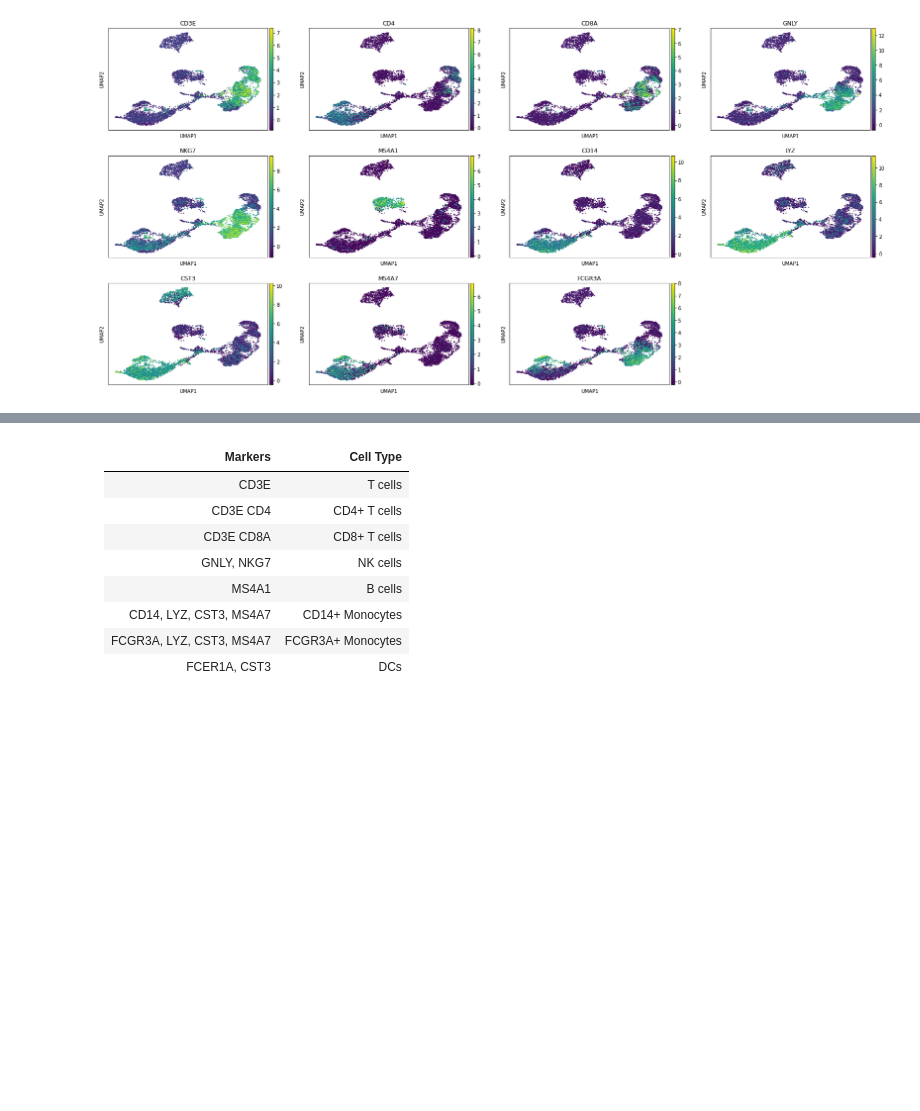
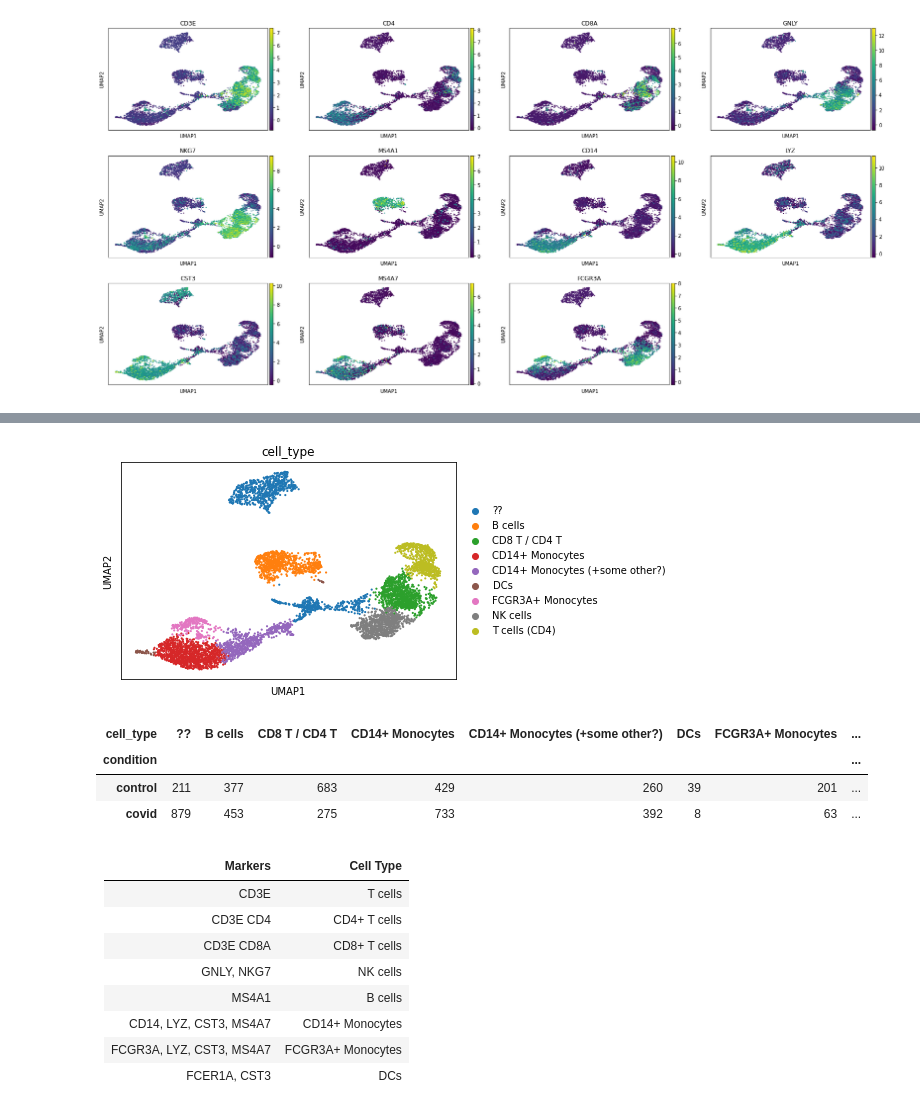
Before and after one commit to ipanj/DDD_disk, a Jupyter notebook: notebooks/covid_sc_analysis_chris.ipynb, the cells around one changed output, grey strips where cells are left out. Cells and saved outputs as stored; diff of their text form; code cells hidden in the pictures; blank space fills up the shorter version.

```diff
--- a/notebooks/covid_sc_analysis_chris.ipynb
+++ b/notebooks/covid_sc_analysis_chris.ipynb
@@ -643,10 +665,30 @@ sc.pl.umap(adata_flt_all_man,
 # %%
 celltype_map = {
 
-    "0":"calltypex",
-    "1":"",
-    "2":"",
+    "0":"CD14+ Monocytes",
+    "1":"CD8 T / CD4 T",
+    "2":"B cells",
+    "3":"NK cells",
+    "4":"T cells (CD4)",
+    "5":"??",
+    "6":"CD14+ Monocytes (+some other?)",
+    "7":"??",
+    "8":"FCGR3A+ Monocytes",
+    "9":"DCs"
 }
+# %%
+adata_flt_all_man.obs["cell_type"] = adata_flt_all_man.obs["leiden0.5"].map(celltype_map)
+# %%
+sc.pl.umap(adata_flt_all_man, color="cell_type")
+# %% [output]
+[figure, added]
+# %%
+pd.crosstab(adata_flt_all_man.obs["condition"], adata_flt_all_man.obs["cell_type"])
+# %% [output]
+| cell_type | ?? | B cells | CD8 T / CD4 T | CD14+ Monocytes | CD14+ Monocytes (+some other?) | DCs | FCGR3A+ Monocytes | ... |
+| condition |  |  |  |  |  |  |  | ... |
+| control | 211 | 377 | 683 | 429 | 260 | 39 | 201 | ... |
+| covid | 879 | 453 | 275 | 733 | 392 | 8 | 63 | ... |
 # %% [markdown]
 Markers | Cell Type
 --- | ---
```
Also changed, not shown: parts of 4 cells of this notebook, 2 other files.
